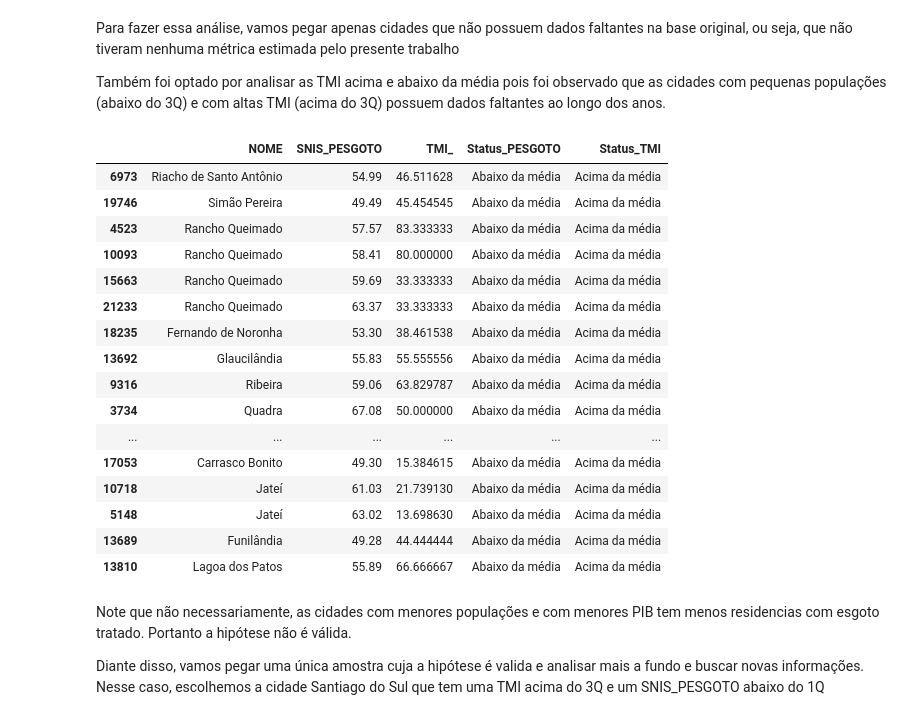
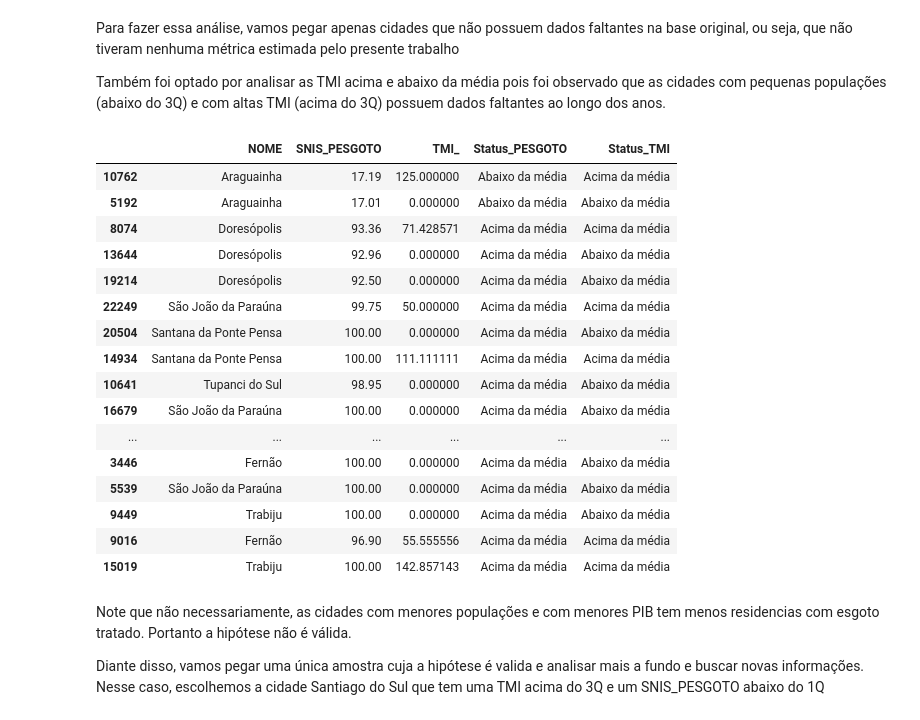
Before and after one commit to Leonardosilvap00/Projeto_IA, a Jupyter notebook: src/Projeto_Final.ipynb, the cells around one changed output. Cells and saved outputs as stored; diff of their text form; code cells hidden in the pictures.

```diff
--- a/src/Projeto_Final.ipynb
+++ b/src/Projeto_Final.ipynb
@@ -618,41 +676,37 @@ Também foi optado por analisar as TMI acima e abaixo da média pois foi observa
 # %%
 df_cidades = data_city.loc[:, ['ANO','NOME', 'SNIS_PESGOTO','REN_PIBPC_D','POP_TOT', 'TXMOINF']]
 df_cidades = df_cidades.dropna()
 
 df_hipotese = df_cidades.sort_values(['POP_TOT', 'REN_PIBPC_D'], ascending=[True, True])
-df_hipotese = df_hipotese.query('SNIS_PESGOTO <= 69')
-df_hipotese = df_hipotese.query('SNIS_PESGOTO >= 46')
-#df_hipotese = df_hipotese.query('TXMOINF <= 12')
-df_hipotese = df_hipotese.query('TXMOINF >= 3.8')
 
 df_menores_1 = df_hipotese.head(20)
 
 df = pd.DataFrame(df_menores_1['NOME'])
 df['SNIS_PESGOTO'] = df_menores_1['SNIS_PESGOTO']
 df['TMI_'] = df_menores_1['TXMOINF']
 
 df['Status_PESGOTO'] = np.where(df_menores_1['SNIS_PESGOTO'] <= 69, 'Abaixo da média', 'Acima da média')
 df['Status_TMI'] = np.where(df_menores_1['TXMOINF'] >= 11.8 , 'Acima da média', 'Abaixo da média')
 
 df
 # %% [output]
 |  | NOME | SNIS_PESGOTO | TMI_ | Status_PESGOTO | Status_TMI |
-| 6973 | Riacho de Santo Antônio | 54.99 | 46.511628 | Abaixo da média | Acima da média |
-| 19746 | Simão Pereira | 49.49 | 45.454545 | Abaixo da média | Acima da média |
-| 4523 | Rancho Queimado | 57.57 | 83.333333 | Abaixo da média | Acima da média |
-| 10093 | Rancho Queimado | 58.41 | 80.000000 | Abaixo da média | Acima da média |
-| 15663 | Rancho Queimado | 59.69 | 33.333333 | Abaixo da média | Acima da média |
-| 21233 | Rancho Queimado | 63.37 | 33.333333 | Abaixo da média | Acima da média |
-| 18235 | Fernando de Noronha | 53.30 | 38.461538 | Abaixo da média | Acima da média |
-| 13692 | Glaucilândia | 55.83 | 55.555556 | Abaixo da média | Acima da média |
-| 9316 | Ribeira | 59.06 | 63.829787 | Abaixo da média | Acima da média |
-| 3734 | Quadra | 67.08 | 50.000000 | Abaixo da média | Acima da média |
+| 10762 | Araguainha | 17.19 | 125.000000 | Abaixo da média | Acima da média |
+| 5192 | Araguainha | 17.01 | 0.000000 | Abaixo da média | Abaixo da média |
+| 8074 | Doresópolis | 93.36 | 71.428571 | Acima da média | Acima da média |
+| 13644 | Doresópolis | 92.96 | 0.000000 | Acima da média | Abaixo da média |
+| 19214 | Doresópolis | 92.50 | 0.000000 | Acima da média | Abaixo da média |
+| 22249 | São João da Paraúna | 99.75 | 50.000000 | Acima da média | Acima da média |
+| 20504 | Santana da Ponte Pensa | 100.00 | 0.000000 | Acima da média | Abaixo da média |
+| 14934 | Santana da Ponte Pensa | 100.00 | 111.111111 | Acima da média | Acima da média |
+| 10641 | Tupanci do Sul | 98.95 | 0.000000 | Acima da média | Abaixo da média |
+| 16679 | São João da Paraúna | 100.00 | 0.000000 | Acima da média | Abaixo da média |
 | ... | ... | ... | ... | ... | ... |
-| 17053 | Carrasco Bonito | 49.30 | 15.384615 | Abaixo da média | Acima da média |
-| 10718 | Jateí | 61.03 | 21.739130 | Abaixo da média | Acima da média |
-| 5148 | Jateí | 63.02 | 13.698630 | Abaixo da média | Acima da média |
-| 13689 | Funilândia | 49.28 | 44.444444 | Abaixo da média | Acima da média |
-| 13810 | Lagoa dos Patos | 55.89 | 66.666667 | Abaixo da média | Acima da média |
+| 3446 | Fernão | 100.00 | 0.000000 | Acima da média | Abaixo da média |
+| 5539 | São João da Paraúna | 100.00 | 0.000000 | Acima da média | Abaixo da média |
+| 9449 | Trabiju | 100.00 | 0.000000 | Acima da média | Abaixo da média |
+| 9016 | Fernão | 96.90 | 55.555556 | Acima da média | Acima da média |
+| 15019 | Trabiju | 100.00 | 142.857143 | Acima da média | Acima da média |
 # %% [markdown]
 Note que não necessariamente, as cidades com menores populações e com menores PIB tem menos residencias com esgoto tratado. Portanto a hipótese não é válida.
 
```
Also changed, not shown: parts of 69 cells of this notebook, 2 other files.
